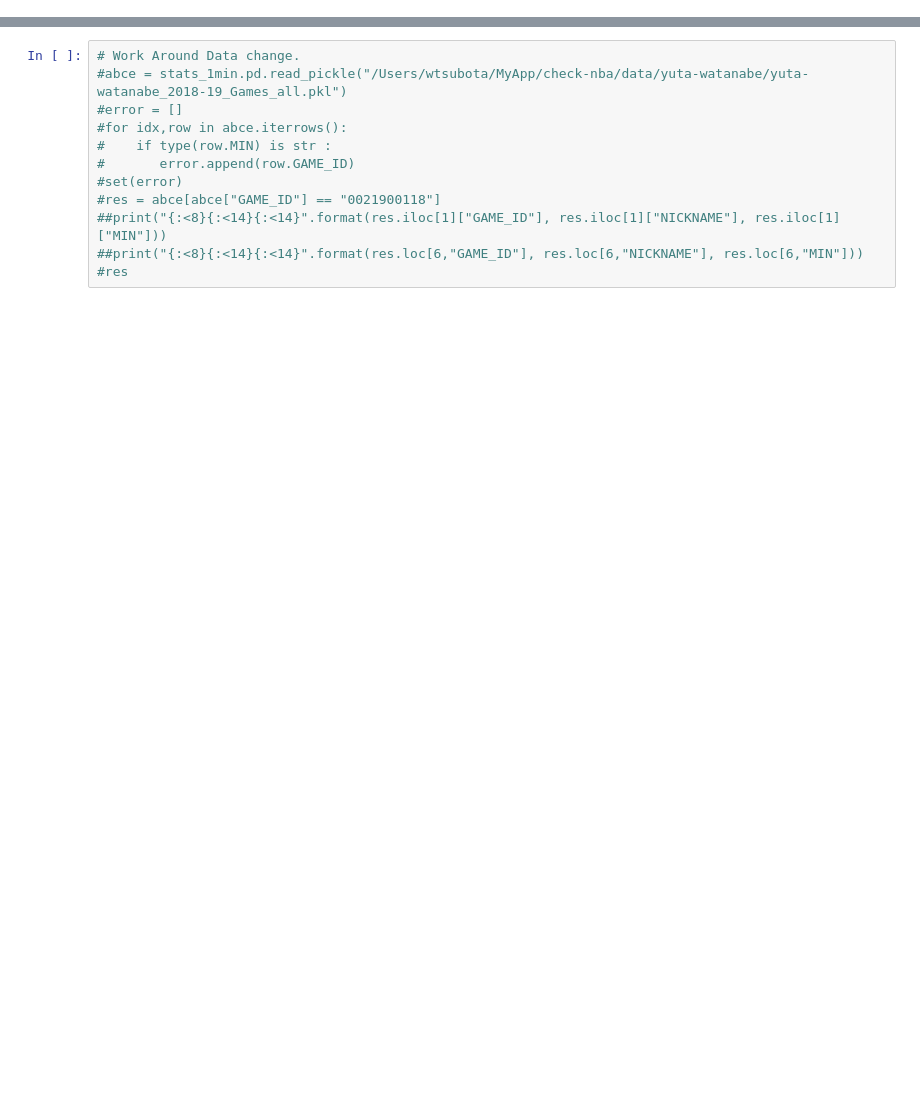
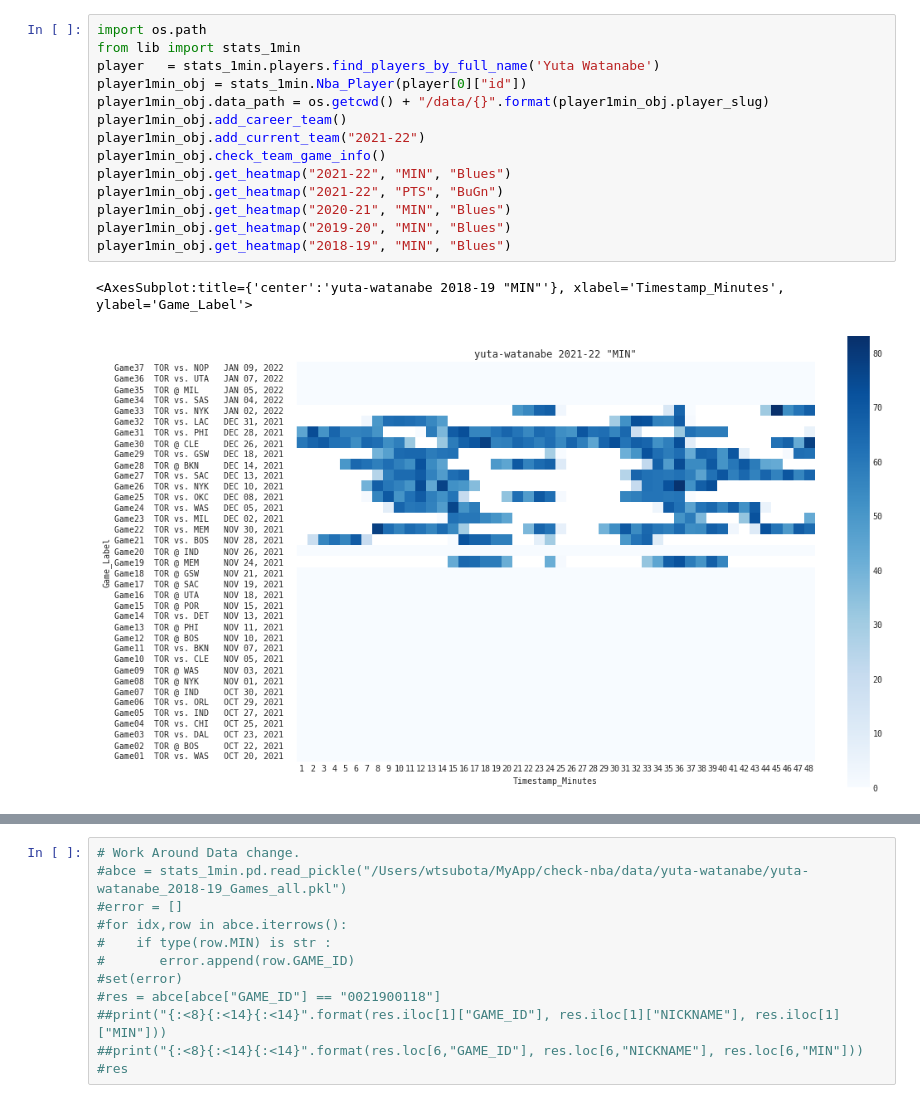
Before and after one commit to Wtsubo/Notable-NBA-Stats, a Jupyter notebook: Sample.ipynb, the cells around one changed output, grey strips where cells are left out. Drawn from its saved outputs; the diff is of its cells as text; blank space fills up the shorter version.

```diff
--- a/Sample.ipynb
+++ b/Sample.ipynb
@@ -0,0 +1,17 @@
+# %%
+import os.path
+from lib import stats_1min
+player   = stats_1min.players.find_players_by_full_name('Yuta Watanabe')
+player1min_obj = stats_1min.Nba_Player(player[0]["id"])
+player1min_obj.data_path = os.getcwd() + "/data/{}".format(player1min_obj.player_slug)
+player1min_obj.add_career_team()
+player1min_obj.add_current_team("2021-22")
+player1min_obj.check_team_game_info()
+player1min_obj.get_heatmap("2021-22", "MIN", "Blues")
+player1min_obj.get_heatmap("2021-22", "PTS", "BuGn")
+player1min_obj.get_heatmap("2020-21", "MIN", "Blues")
+player1min_obj.get_heatmap("2019-20", "MIN", "Blues")
+player1min_obj.get_heatmap("2018-19", "MIN", "Blues")
+# %% [output]
+<AxesSubplot:title={'center':'yuta-watanabe 2018-19 "MIN"'}, xlabel='Timestamp_Minutes', ylabel='Game_Label'>
+[figure, added]
```
Also changed, not shown: parts of 3 cells of this notebook, 1 other file.
